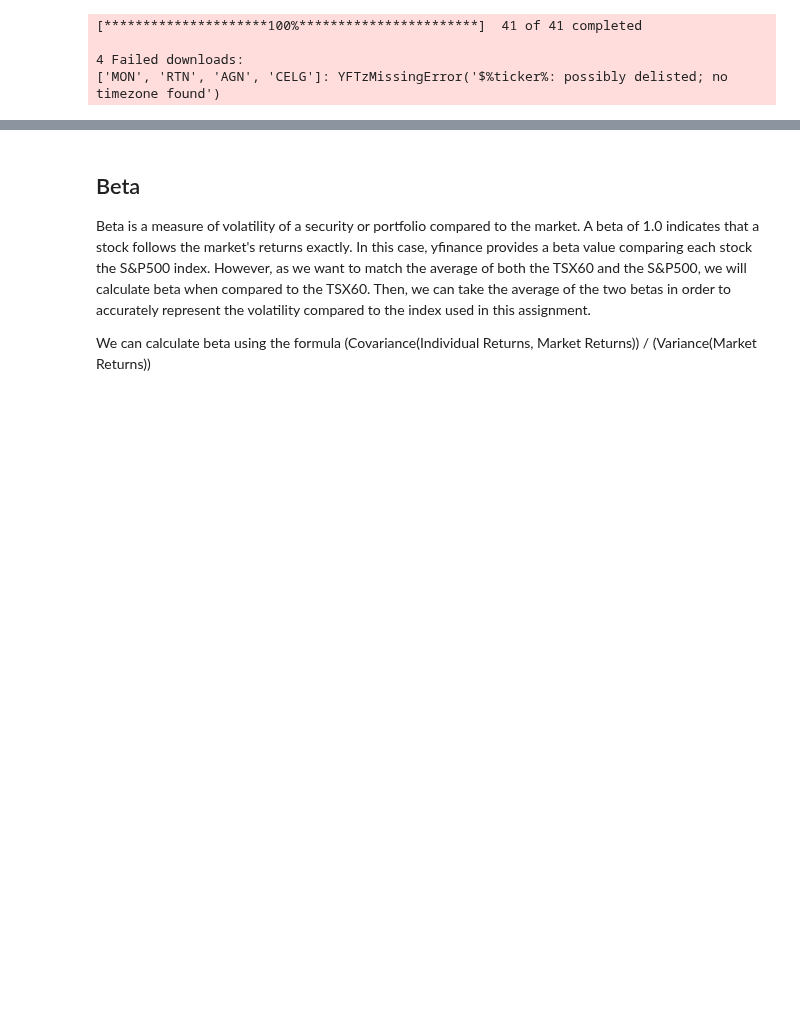
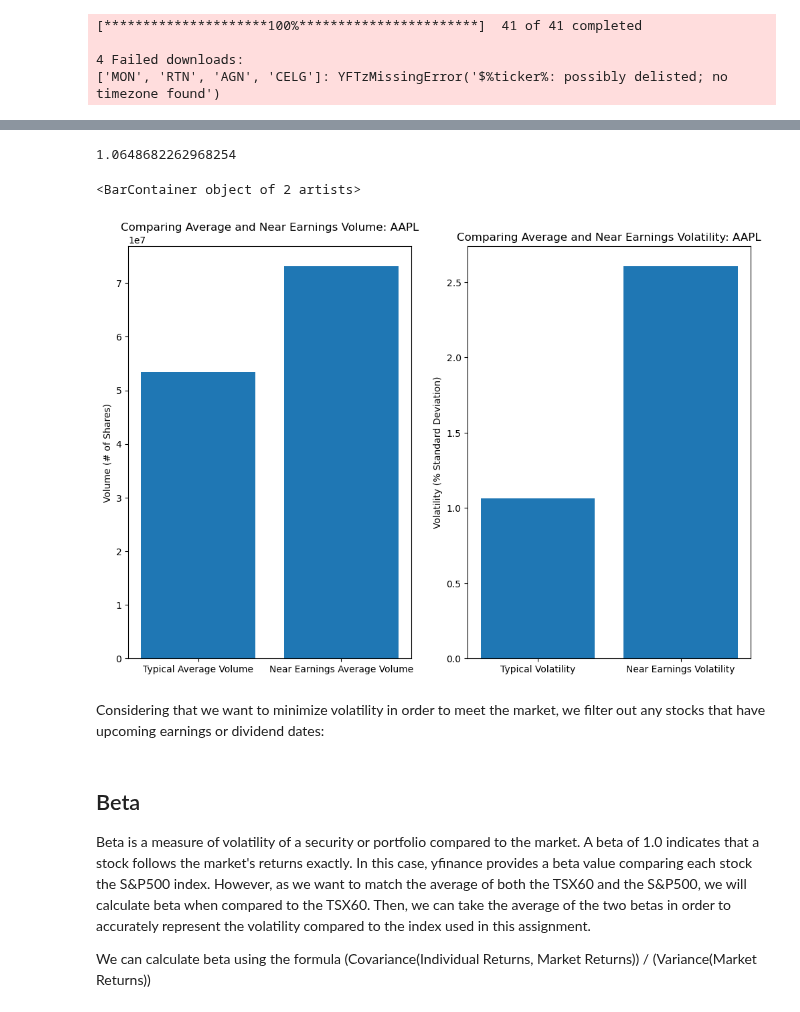
Before and after one commit to emlyqi/cfm101final, a Jupyter notebook: Team_05_Assignment.ipynb, the cells around one changed output, grey strips where cells are left out. Saved outputs shown, nothing was run; the diff lists cells and outputs as text; code cells hidden in the pictures; blank space fills up the shorter version.

Commit message:
earnings

```diff
--- a/Team_05_Assignment.ipynb
+++ b/Team_05_Assignment.ipynb
@@ -64,0 +68,25 @@ for ticker in tickerlist:
+# %%
+start1='2023-10-01'
+end1='2023-11-01'
+start2='2024-04-24'
+end2='2024-05-05'
+voldata = stockdata.loc[:, 'Volume']
+plot1 = voldata.loc[start1:end1, 'AAPL'].mean()
+plot2 = voldata.loc[start2:end2, 'AAPL'].mean()
+fig, (ax1, ax2) = plt.subplots(1,2)
+fig.set_size_inches(12, 8)
+ax1.set_title("Comparing Average and Near Earnings Volume: AAPL")
+ax1.set_ylabel('Volume (# of Shares)')
+ax1.bar(['Typical Average Volume', 'Near Earnings Average Volume'], [plot1, plot2])
+
+plot3 = stockdata.loc[:, 'Adj Close'].loc[start1:end1, 'AAPL'].pct_change().std() * 100
+plot4 = stockdata.loc[:, 'Adj Close'].loc[start2:end2, 'AAPL'].pct_change().std() * 100
+ax2.set_title("Comparing Average and Near Earnings Volatility: AAPL")
+ax2.set_ylabel("Volatility (% Standard Deviation)")
+ax2.bar(['Typical Volatility', 'Near Earnings Volatility'], [plot3, plot4])
+# %% [output]
+1.0648682262968254
+<BarContainer object of 2 artists>
+[figure, added]
+# %% [markdown]
+Considering that we want to minimize volatility in order to meet the market, we filter out any stocks that have upcoming earnings or dividend dates:
```
Also changed, not shown: parts of 4 cells of this notebook.
